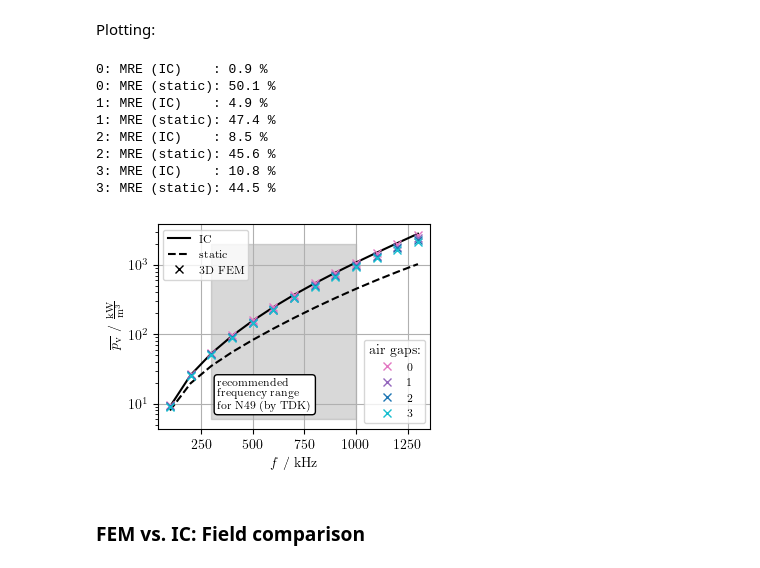
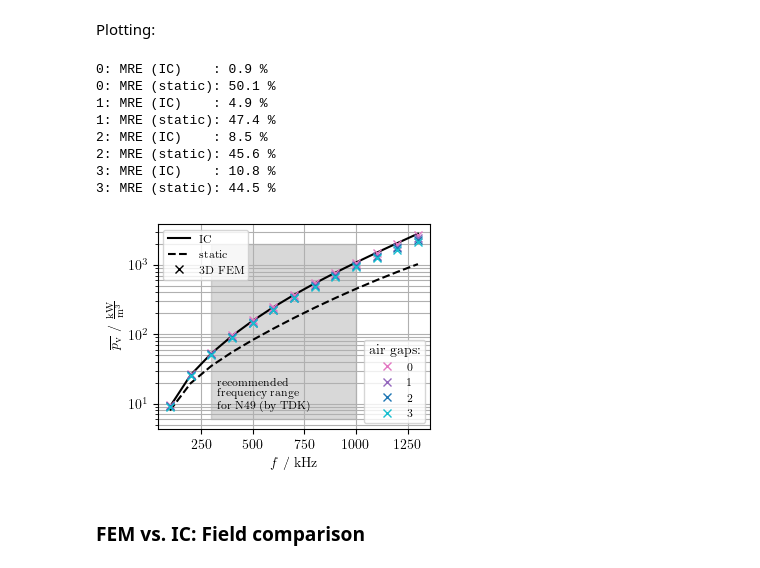
Before and after one commit to upb-lea/dimensional-performance-factor, a Jupyter notebook: dev/IC_vs_FEM.ipynb, the cells around one changed output. Cells and saved outputs as stored; diff of their text form; code cells hidden in the pictures.

```diff
--- a/dev/IC_vs_FEM.ipynb
+++ b/dev/IC_vs_FEM.ipynb
@@ -250,41 +260,41 @@ ax.text(
     "recommended\nfrequency range\nfor N49 (by TDK)",
     ha='left', va='bottom',
     fontsize=8, color='black',
-    bbox=dict(facecolor='white', edgecolor='k', boxstyle='round,pad=0.3')
+    # bbox=dict(facecolor='white', edgecolor='k', boxstyle='round,pad=0.3')
 )
 
 
 # -------------------------
 # Final plot touches
 # -------------------------
 ax.set_xlabel(r"$f$ / kHz")
 ax.set_ylabel(r"$\overline{p_\mathrm{v}}$ / $\frac{\mathrm{kW}}{\mathrm{m}^3}$")
 
 line1 = matplotlib.lines.Line2D([0], [0], label=r"IC", color='k')
 line2 = matplotlib.lines.Line2D([0], [0], label=r"static", color='k', linestyle="--")
 line3 = matplotlib.lines.Line2D([0], [0], label=r"3D FEM", color='k', marker="x", linestyle="")
 legend1 = ax.legend(handles=[line1, line2, line3], ncol=1, loc="upper left", fontsize=8)
 
 ax.legend(ncols=1, loc="lower right", title="air gaps:", fontsize=8)
 plt.gca().add_artist(legend1)
 
-ax.grid()
+ax.grid(True, which="both")
 fig.align_labels()
 plt.tight_layout()
 
 plt.savefig(path2plots.joinpath("FEM_vs_IC_losses_nonlinear.pdf"))
 plt.savefig(path2plots.joinpath("FEM_vs_IC_losses_nonlinear.png"))
 plt.show()
 # %% [output]
 0: MRE (IC)    : 0.9 %
 0: MRE (static): 50.1 %
 1: MRE (IC)    : 4.9 %
 1: MRE (static): 47.4 %
 2: MRE (IC)    : 8.5 %
 2: MRE (static): 45.6 %
 3: MRE (IC)    : 10.8 %
 3: MRE (static): 44.5 %
-[figure, old version]
+[figure, new version]
 # %% [markdown]
 ### FEM vs. IC: Field comparison
 # %%
```
Also changed, not shown: parts of 3 cells of this notebook.
